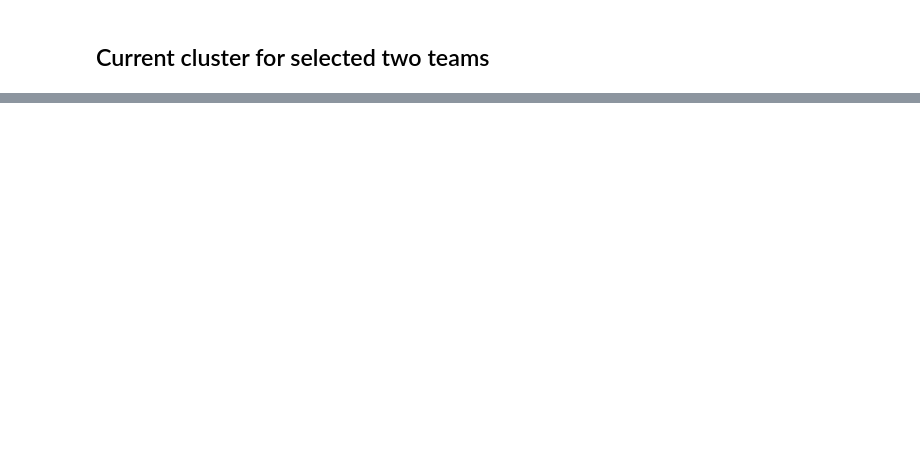
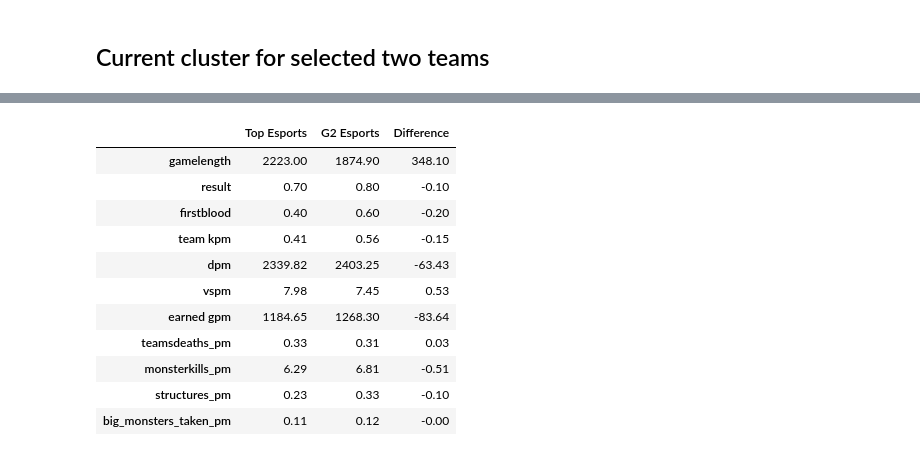
Before and after one commit to akahrs/LoL_Final_Project, a Jupyter notebook: notebooks/Clustering exercise/Preprocessing and Clustering Model.ipynb, the cells around one changed output, grey strips where cells are left out. Cells and saved outputs as stored; diff of their text form; code cells hidden in the pictures; blank space fills up the shorter version.

```diff
--- a/notebooks/Clustering exercise/Preprocessing and Clustering Model.ipynb
+++ b/notebooks/Clustering exercise/Preprocessing and Clustering Model.ipynb
@@ -635,0 +624,28 @@ plt.show()
+# %%
+def get_teams_diff(df, team1, team2):
+    sel_teams = df[df["team"].isin([team1, team2])]
+    diff_btw_teams = sel_teams.drop(columns=["team"])
+    diff_btw_teams = diff_btw_teams.T
+
+    index_num1 = df.index[df["team"] == team1][0]
+    index_num2 = df.index[df["team"] == team2][0]
+    diff_btw_teams["Difference"] = diff_btw_teams[index_num1] - diff_btw_teams[index_num2]
+
+    diff_btw_teams = diff_btw_teams.rename({index_num1: team1, index_num2: team2}, axis=1)
+
+    return diff_btw_teams.round(decimals=2)
+# %%
+get_teams_diff(test222, "Top Esports", "G2 Esports")
+# %% [output]
+|  | Top Esports | G2 Esports | Difference |
+| gamelength | 2223.00 | 1874.90 | 348.10 |
+| result | 0.70 | 0.80 | -0.10 |
+| firstblood | 0.40 | 0.60 | -0.20 |
+| team kpm | 0.41 | 0.56 | -0.15 |
+| dpm | 2339.82 | 2403.25 | -63.43 |
+| vspm | 7.98 | 7.45 | 0.53 |
+| earned gpm | 1184.65 | 1268.30 | -83.64 |
+| teamsdeaths_pm | 0.33 | 0.31 | 0.03 |
+| monsterkills_pm | 6.29 | 6.81 | -0.51 |
+| structures_pm | 0.23 | 0.33 | -0.10 |
+| big_monsters_taken_pm | 0.11 | 0.12 | -0.00 |
```
Also changed, not shown: parts of 13 cells of this notebook, 3 other files.
